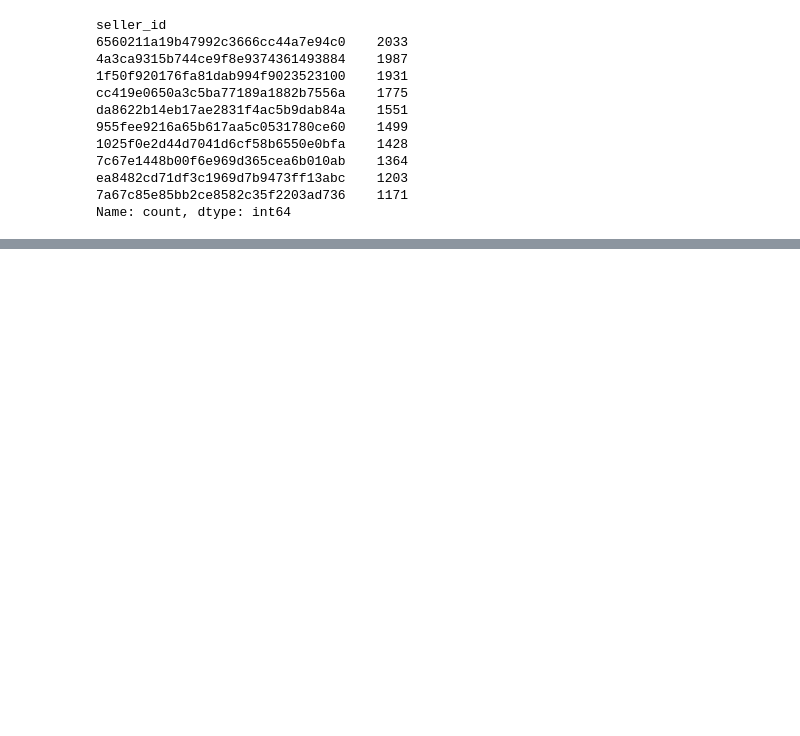
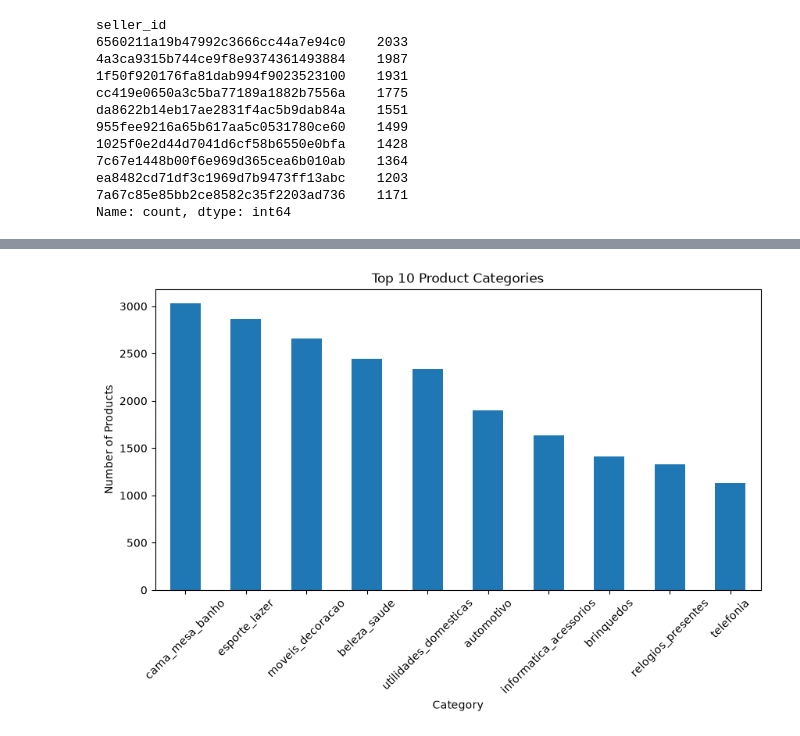
Before and after one commit to dhairyashil1204l/ecommerce-sales-analytics, a Jupyter notebook: notebooks/01_Data_Understanding.ipynb, the cells around one changed output, grey strips where cells are left out. Saved outputs shown, nothing was run; the diff lists cells and outputs as text; code cells hidden in the pictures; blank space fills up the shorter version.

```diff
--- a/notebooks/01_Data_Understanding.ipynb
+++ b/notebooks/01_Data_Understanding.ipynb
@@ -446,0 +580,20 @@ Name: count, dtype: int64
+# %%
+#Product category visualization
+
+import matplotlib.pyplot as plt
+
+top_categories = products['product_category_name'].value_counts().head(10)
+
+plt.figure(figsize=(10,5))
+
+top_categories.plot(kind='bar')
+
+plt.title('Top 10 Product Categories')
+plt.xlabel('Category')
+plt.ylabel('Number of Products')
+
+plt.xticks(rotation=45)
+
+plt.show()
+# %% [output]
+[figure, added]
```
Also changed, not shown: parts of 30 cells of this notebook.
